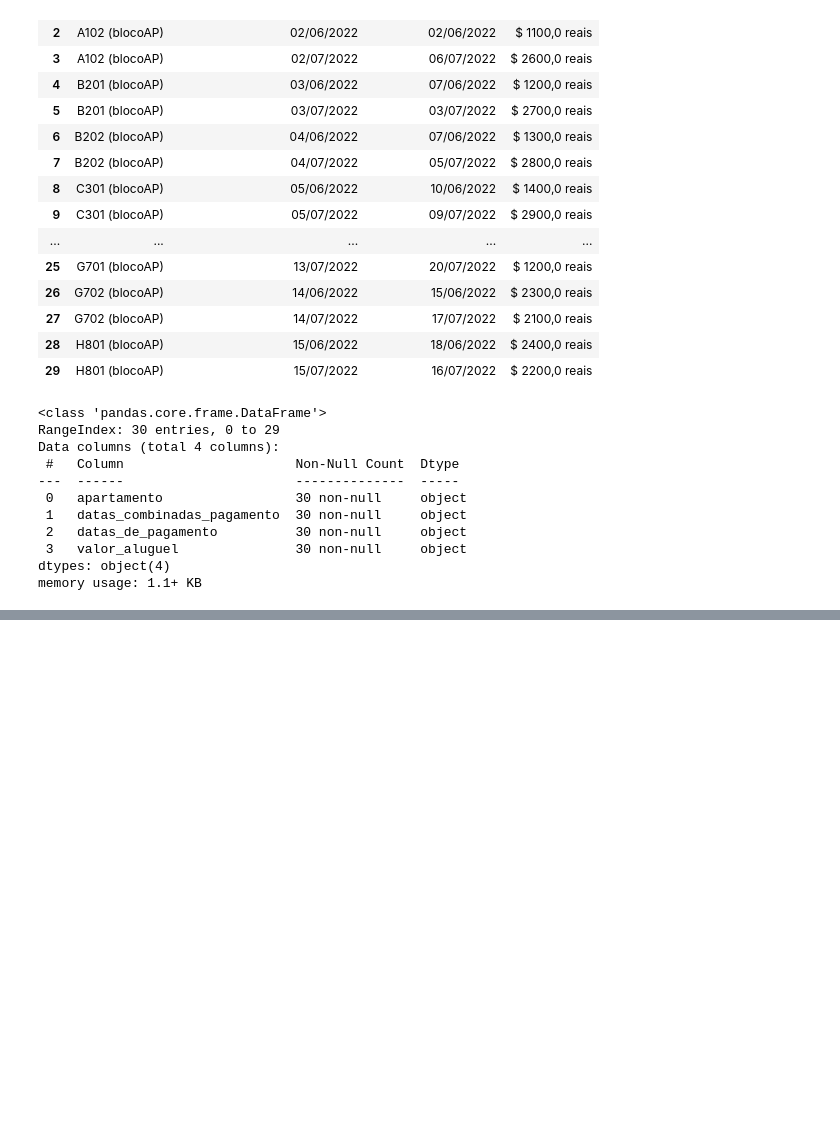
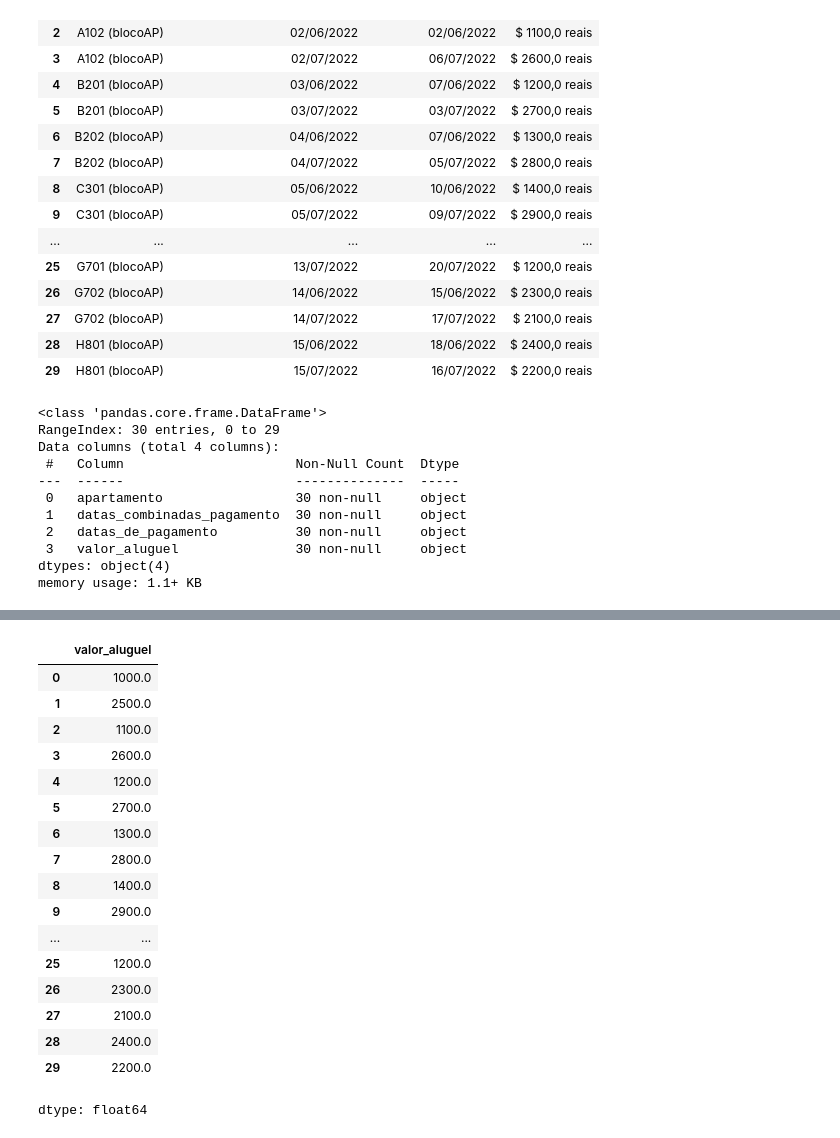
Before and after one commit to Nataliahfk/Pandas_transformacion_y_manipulacion_datos, a Jupyter notebook: Ejercicio_Normalizacion_JSON.ipynb, the cells around one changed output, grey strips where cells are left out. Saved outputs shown, nothing was run; the diff lists cells and outputs as text; code cells hidden in the pictures; blank space fills up the shorter version.

```diff
--- a/Ejercicio_Normalizacion_JSON.ipynb
+++ b/Ejercicio_Normalizacion_JSON.ipynb
@@ -284,0 +306,4 @@ import numpy as np
+# %%
+alquiler['valor_aluguel'] = alquiler['valor_aluguel'].apply(lambda x: x.replace('$ ', '').replace(',','.').replace('reais','').strip())
+alquiler['valor_aluguel'] = alquiler['valor_aluguel'].astype(np.float64)
+alquiler.info()
@@ -284,0 +322,21 @@ import numpy as np
+# %%
+alquiler['valor_aluguel']
+# %% [output]
+|  | valor_aluguel |
+| 0 | 1000.0 |
+| 1 | 2500.0 |
+| 2 | 1100.0 |
+| 3 | 2600.0 |
+| 4 | 1200.0 |
+| 5 | 2700.0 |
+| 6 | 1300.0 |
+| 7 | 2800.0 |
+| 8 | 1400.0 |
+| 9 | 2900.0 |
+| ... | ... |
+| 25 | 1200.0 |
+| 26 | 2300.0 |
+| 27 | 2100.0 |
+| 28 | 2400.0 |
+| 29 | 2200.0 |
+dtype: float64
```
Also changed, not shown: parts of 2 cells of this notebook.
